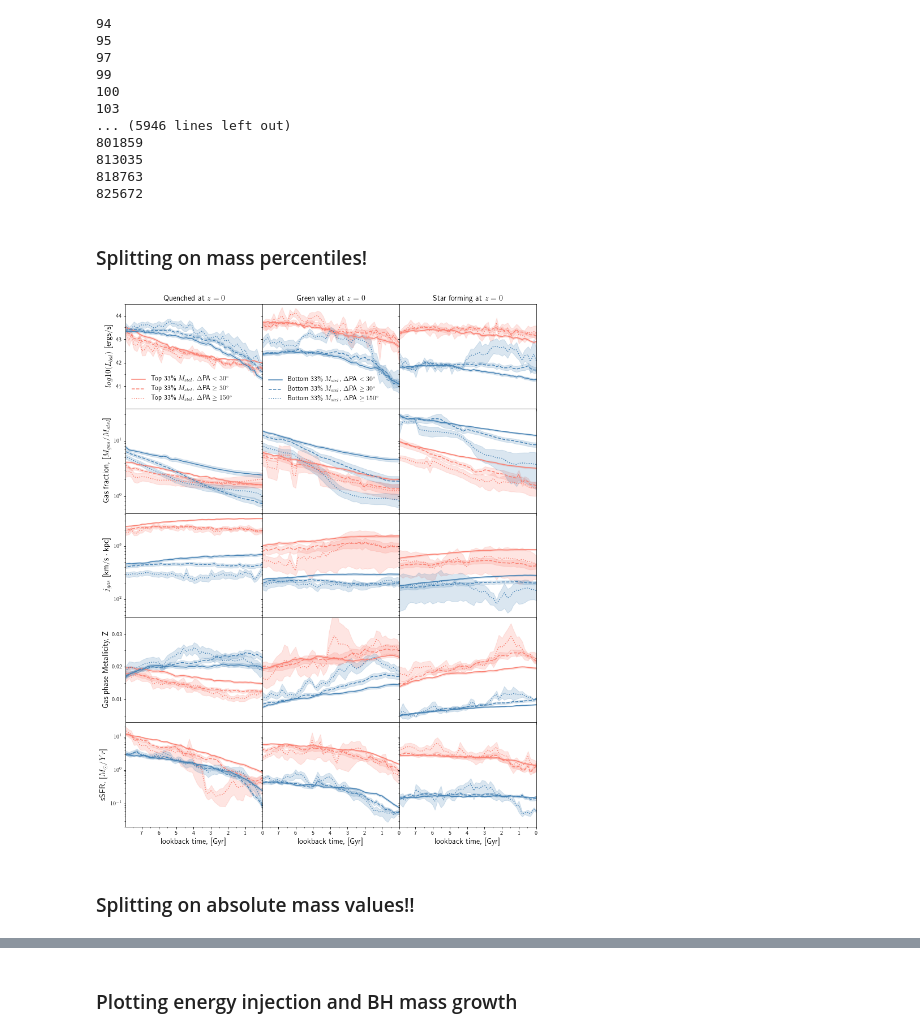
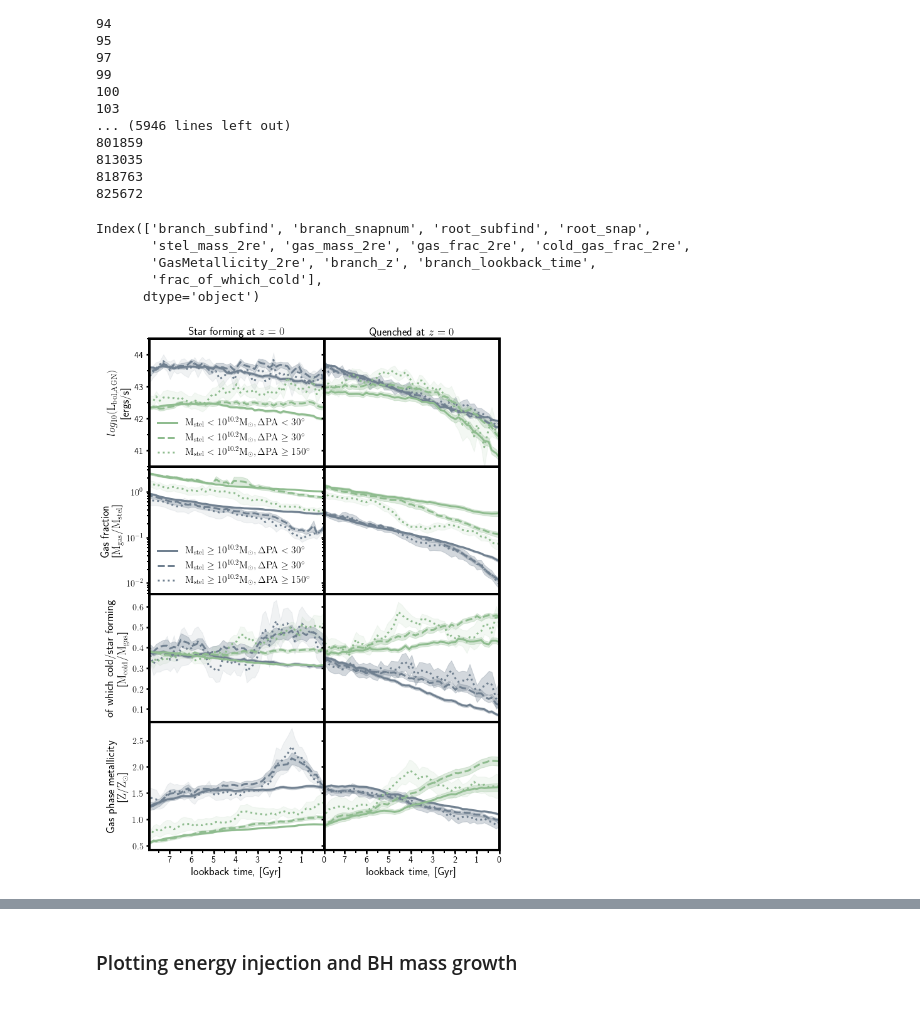
Before and after one commit to Chris-Duckworth/bh_star_gas_misalignment, a Jupyter notebook: local/scripts/black_hole_properties.ipynb, the cells around one changed output, grey strips where cells are left out. Cells and saved outputs as stored; diff of their text form; code cells hidden in the pictures; blank space fills up the shorter version.

Commit message:
added final plots for submission to MNRAS. already submitted to arXiv to appear on 14 Nov 19.

```diff
--- a/local/scripts/black_hole_properties.ipynb
+++ b/local/scripts/black_hole_properties.ipynb
@@ -62,6 +62,9 @@ mass_tab['branch_lookback_time'] = Planck15.lookback_time(mass_tab.branch_z.valu
 # defining new columns for mass table.
 mass_tab['gas_fraction'] = mass_tab['gas_mass'] / mass_tab['stel_mass']
 mass_tab['BH_CumEgyInjection_Total'] = mass_tab['BH_CumEgyInjection_QM'] + mass_tab['BH_CumEgyInjection_RM']
+# %%
+# adding gas metallicity in solar units.
+mass_tab['GasMetallicitySolar'] = mass_tab['GasMetallicity'] / 0.0134
 # %%
 # Loading in ang mom history file.
 ang_tab = pd.read_csv('/Users/cd201/morphology_misalignment/catalogues/tng_mpl8_ang_mom_history.csv')
@@ -72,6 +75,10 @@ for i, sn in enumerate(ang_tab.branch_snapnum.values):
     branch_z[i] = split_population.snap_to_z(sn)
 ang_tab['branch_z'] = branch_z
 ang_tab['branch_lookback_time'] = Planck15.lookback_time(ang_tab.branch_z.values).value
+# %%
+# also loading a gas history tab.
+gas_tab = pd.read_csv('/Users/cd201/projects/bh_star_gas_misalignment/popeye/catalogues/tng100_gas_history.csv')
+gas_tab['branch_lookback_time'] = Planck15.lookback_time(gas_tab.branch_z.values).value
 # %%
 # adding new instantaneous energy injected column. this takes a while.
 
@@ -149,54 +156,61 @@ mass_tab = mass_tab[(mass_tab.BH_InstantEgyInjection_Total < np.inf) & (mass_tab
 
 ### adding column of cold gas mass normalised by stellar mass.
 mass_tab['cold_gas_stellar_fraction'] = mass_tab.cold_gas_fraction.values * mass_tab.gas_fraction.values
-# %% [markdown]
-### Splitting on mass percentiles!
+# %%
+gas_tab['frac_of_which_cold'] = gas_tab['cold_gas_frac_2re'] / gas_tab['gas_frac_2re']
+gas_tab['cold_gas_mass_2re'] = gas_tab['frac_of_which_cold'] * gas_tab['gas_mass_2re']
+# %%
+gas_tab.columns
+# %% [output]
+Index(['branch_subfind', 'branch_snapnum', 'root_subfind', 'root_snap',
+       'stel_mass_2re', 'gas_mass_2re', 'gas_frac_2re', 'cold_gas_frac_2re',
+       'GasMetallicity_2re', 'branch_z', 'branch_lookback_time',
+       'frac_of_which_cold'],
+      dtype='object')
 # %%
+lower_mass = 10**10.2
+upper_mass = 10**10.2
+
 plt.cla()
 plt.close()
-fig, ax = plt.subplots(5, 3, figsize=(13, 17), sharey='row', sharex='all')
-plot_population.plot_row_evolution(QU, GV, SF, mass_tab, 'log10_Lbh_bol', 0, ax[0, :], 33, 66)
-plot_population.plot_row_evolution(QU, GV, SF, mass_tab, 'gas_fraction', 0, ax[1,:], 33, 66)
-plot_population.plot_row_evolution(QU, GV, SF, ang_tab, 'mag_sJ_gas', 0, ax[2,:], 33, 66)
-plot_population.plot_row_evolution(QU, GV, SF, mass_tab, 'GasMetallicity', 0, ax[3,:], 33, 66)
+fig, ax = plt.subplots(4, 2, figsize=(10, 15), sharey='row', sharex='all')
+plot_population.plot_two_evolution_mass(QU, SF, mass_tab, 'log10_Lbh_bol', 0, ax[0, :], lower_mass, upper_mass)
+plot_population.plot_two_evolution_mass(QU, SF, gas_tab, 'gas_frac_2re', 0, ax[1,:], lower_mass, upper_mass)
+plot_population.plot_two_evolution_mass(QU, SF, gas_tab, 'frac_of_which_cold', 0, ax[2,:], lower_mass, upper_mass)
+plot_population.plot_two_evolution_mass(QU, SF, mass_tab, 'GasMetallicitySolar', 0, ax[3,:], lower_mass, upper_mass)
+#plot_population.plot_two_evolution_mass(QU, SF, gas_tab, 'frac_of_which_cold', 0, ax[4,:], lower_mass, upper_mass)
+#plot_population.plot_row_evolution_mass(QU, GV, SF, mass_tab, 'BH_InstantEgyInjection_Total', 0, ax[2,:], lower_mass, upper_mass)
 # central star formation?
-plot_population.plot_row_evolution(QU, GV, SF, mass_tab, 'SFR', 0, ax[4,:], 33, 66)
-#plot_population.plot_row_residual_HM(QU, GV, SF, mass_tab, 'BH_mass', 0, ax[5,:], 33, 66)
 
-ax[0,0].set_ylabel(r'$log10(L_{bol})$ [ergs/s]', fontsize=14)
-ax[1,0].set_ylabel(r'Gas fraction, [$M_{gas}$/$M_{stel}$]', fontsize=14)
-ax[2,0].set_ylabel(r'$j_{gas}$ [km/s $\cdot$ kpc]', fontsize=14)
-ax[3,0].set_ylabel(r'Gas phase Metallicity, Z', fontsize=14)
-ax[4,0].set_ylabel(r'sSFR, [$M_{\odot}/Yr$]', fontsize=14)
+fs = 18
+ax[0,0].set_ylabel('$log_{10}\mathrm{(L_{bol, AGN})}$ \n [ergs/s]', fontsize=fs)
+ax[1,0].set_ylabel('Gas fraction \n [$\mathrm{M_{gas}/M_{stel}}$]', fontsize=fs)
+ax[2,0].set_ylabel('of which cold/star forming \n [$\mathrm{M_{cold}/M_{gas}}$]', fontsize=fs)
+ax[3,0].set_ylabel('Gas phase metallicity \n [$\mathrm{Z/Z_{\odot}}$]', fontsize=fs)
 
-ax[0,0].set_title('Quenched at $z=0$', fontsize=14)
-ax[0,1].set_title('Green valley at $z=0$', fontsize=14)
-ax[0,2].set_title('Star forming at $z=0$', fontsize=14)
+#ax[2,0].set_ylabel('Cold gas fraction \n [$M_{gas}(T < 10^{5}K)$/$M_{stel}$]', fontsize=fs)
 
-ax[-1,0].set_xlabel('lookback time, [Gyr]', fontsize=14)
-ax[-1,1].set_xlabel('lookback time, [Gyr]', fontsize=14)
-ax[-1,2].set_xlabel('lookback time, [Gyr]', fontsize=14)
+ax[0,0].set_title('Star forming at $z=0$', fontsize=fs)
+ax[0,1].set_title('Quenched at $z=0$', fontsize=fs)
 
-ax[0,0].legend(frameon=False, fontsize=12)
-ax[0,1].legend(frameon=False, fontsize=12)
+ax[-1,0].set_xlabel('lookback time, [Gyr]', fontsize=fs)
+ax[-1,1].set_xlabel('lookback time, [Gyr]', fontsize=fs)
 
-ax[0,0].set_ylim([40.05, 44.5])
+ax[0,0].legend(frameon=False, fontsize=15.5)
+lines = ax[0,1].get_legend_handles_labels()[0]
+labels = ax[0,1].get_legend_handles_labels()[1]
+ax[1,0].legend(lines, labels, frameon=False, fontsize=15.5)
+
+ax[0,0].set_ylim([40.5, 44.5])
 plot_population.xtick_format(1, 0.5, ax[0,0], format='%1.0f')
 plot_population.ytick_format(1, 0.5, ax[0,0], format='%1.0f')
 
 ax[1,0].set_yscale('log')
-ax[2,0].set_yscale('log')
 
-ax[3,0].set_ylim([0.003, 0.035])
-plot_population.ytick_format(0.01, 0.005, ax[3,0], format='%1.2f')
-
-ax[4,0].set_yscale('log')
-#ax[5,0].set_yscale('log')
+#plot_population.ytick_format(0.01, 0.005, ax[3,0], format='%1.2f')
 
 fig.subplots_adjust(wspace=0, hspace=0)
 plt.show()
-#plt.savefig(outplot+'overall_pop_evolution.pdf', format='pdf', bbox_inches='tight')
+#plt.savefig(outplot+'two_pop_evolution_Mstel10_2_cold_gas.pdf', format='pdf', bbox_inches='tight')
 # %% [output]
-[figure, old version]
+[figure, new version]
-# %% [markdown]
-### Splitting on absolute mass values!!
```
Also changed, not shown: parts of 14 cells of this notebook, 6 other files.
